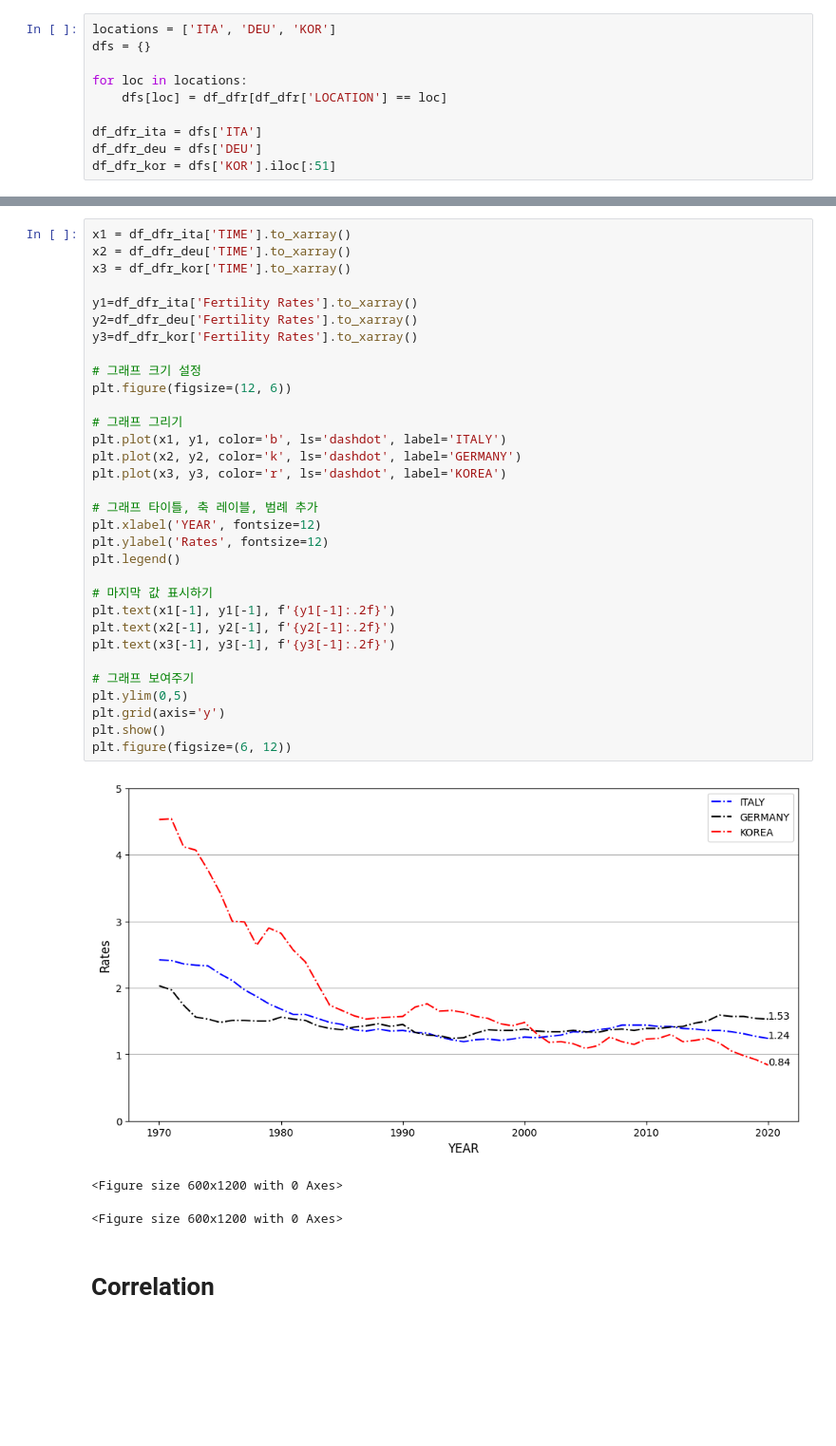
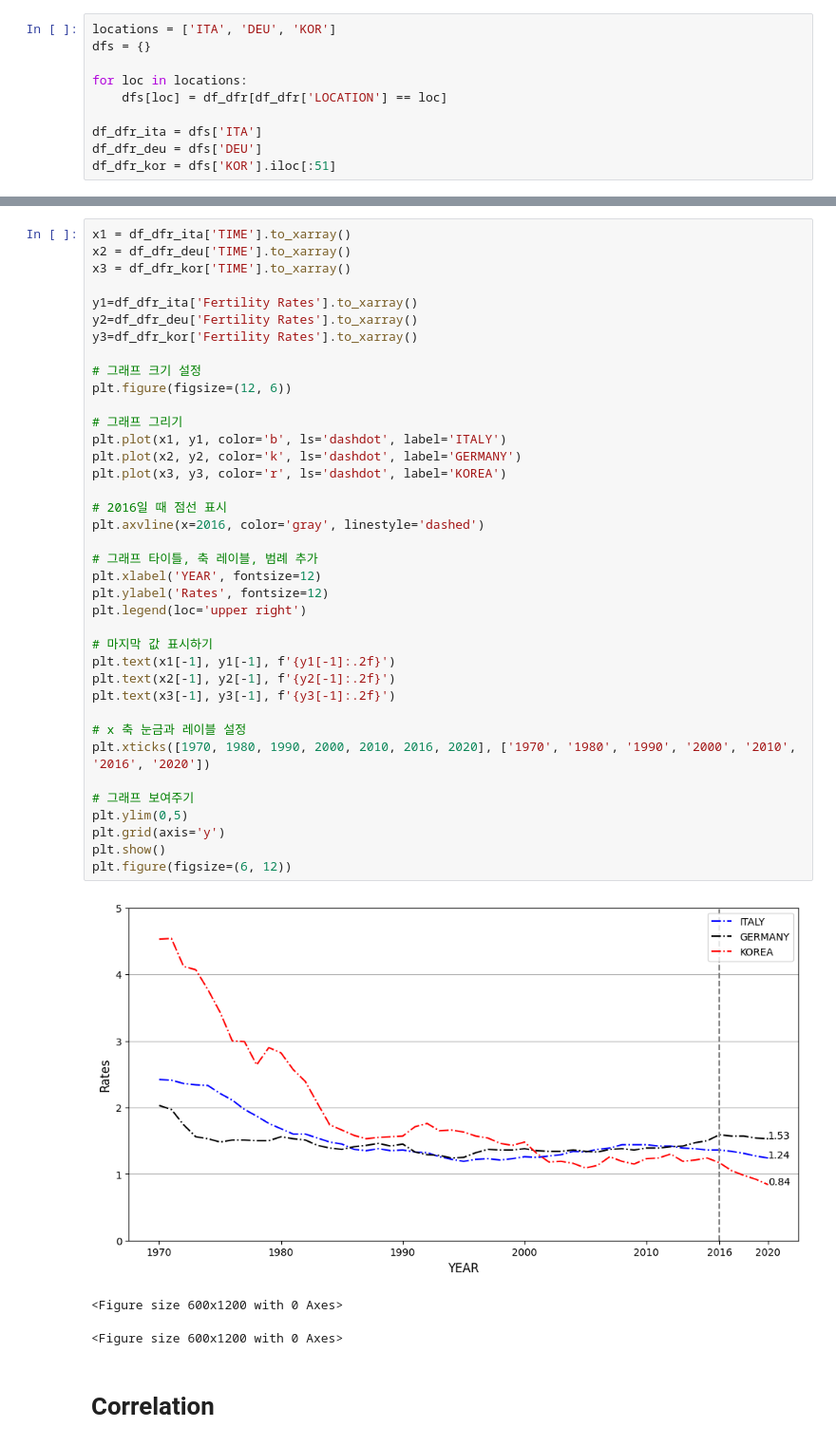
Before and after one commit to ikkjun/Declining_Fertility_Rates, a Jupyter notebook: Declining_Fertility_Rates.ipynb, the cells around one changed output, grey strips where cells are left out. Shown at 95% size. Drawn from its saved outputs; the diff is of its cells as text; blank space fills up the shorter version.

```diff
--- a/Declining_Fertility_Rates.ipynb
+++ b/Declining_Fertility_Rates.ipynb
@@ -105,35 +119,41 @@ x1 = df_dfr_ita['TIME'].to_xarray()
 x2 = df_dfr_deu['TIME'].to_xarray()
 x3 = df_dfr_kor['TIME'].to_xarray()
 
 y1=df_dfr_ita['Fertility Rates'].to_xarray()
 y2=df_dfr_deu['Fertility Rates'].to_xarray()
 y3=df_dfr_kor['Fertility Rates'].to_xarray()
 
 # 그래프 크기 설정
 plt.figure(figsize=(12, 6))
 
 # 그래프 그리기
 plt.plot(x1, y1, color='b', ls='dashdot', label='ITALY')
 plt.plot(x2, y2, color='k', ls='dashdot', label='GERMANY')
 plt.plot(x3, y3, color='r', ls='dashdot', label='KOREA')
 
+# 2016일 때 점선 표시
+plt.axvline(x=2016, color='gray', linestyle='dashed')
+
 # 그래프 타이틀, 축 레이블, 범례 추가
 plt.xlabel('YEAR', fontsize=12)
 plt.ylabel('Rates', fontsize=12)
-plt.legend()
+plt.legend(loc='upper right')
 
 # 마지막 값 표시하기
 plt.text(x1[-1], y1[-1], f'{y1[-1]:.2f}')
 plt.text(x2[-1], y2[-1], f'{y2[-1]:.2f}')
 plt.text(x3[-1], y3[-1], f'{y3[-1]:.2f}')
 
+# x 축 눈금과 레이블 설정
+plt.xticks([1970, 1980, 1990, 2000, 2010, 2016, 2020], ['1970', '1980', '1990', '2000', '2010', '2016', '2020'])
+
 # 그래프 보여주기
 plt.ylim(0,5)
 plt.grid(axis='y')
 plt.show()
 plt.figure(figsize=(6, 12))
 # %% [output]
-[figure, old version]
+[figure, new version]
 <Figure size 600x1200 with 0 Axes>
 <Figure size 600x1200 with 0 Axes>
 # %% [markdown]
```
Also changed, not shown: parts of 12 cells of this notebook.
